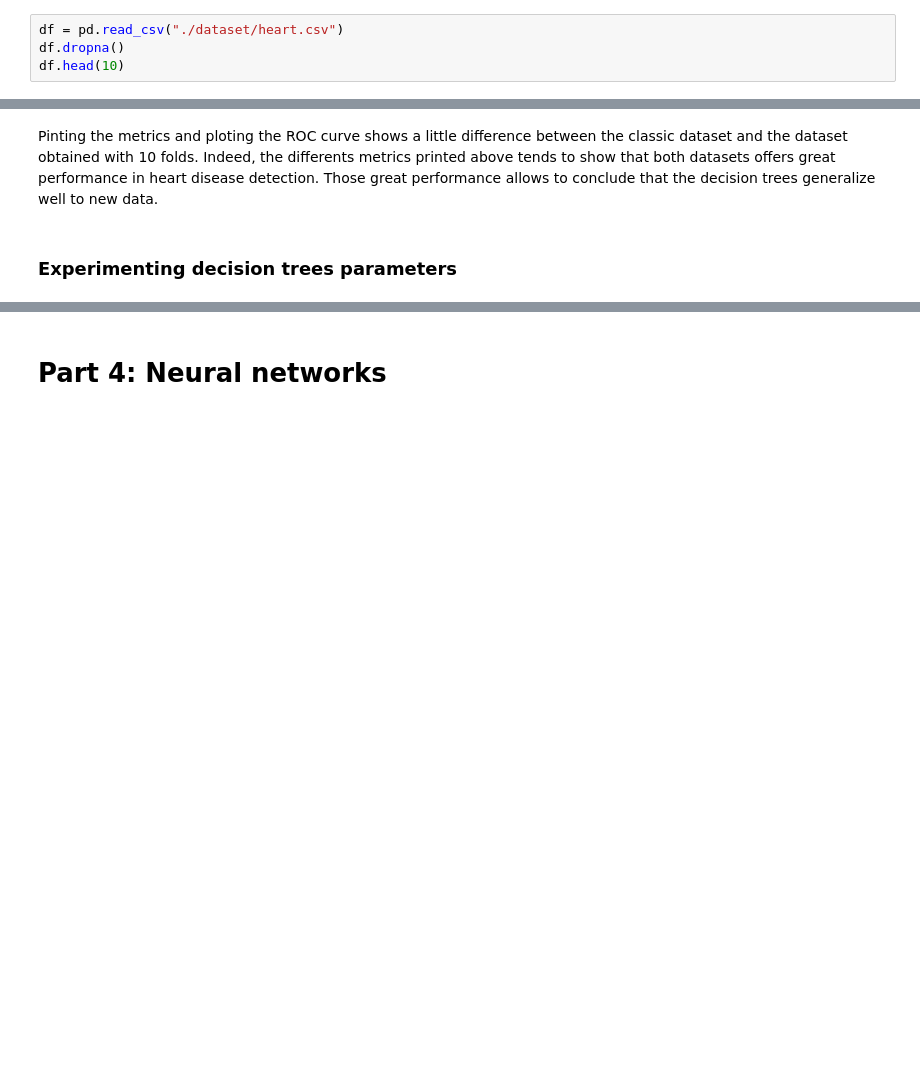
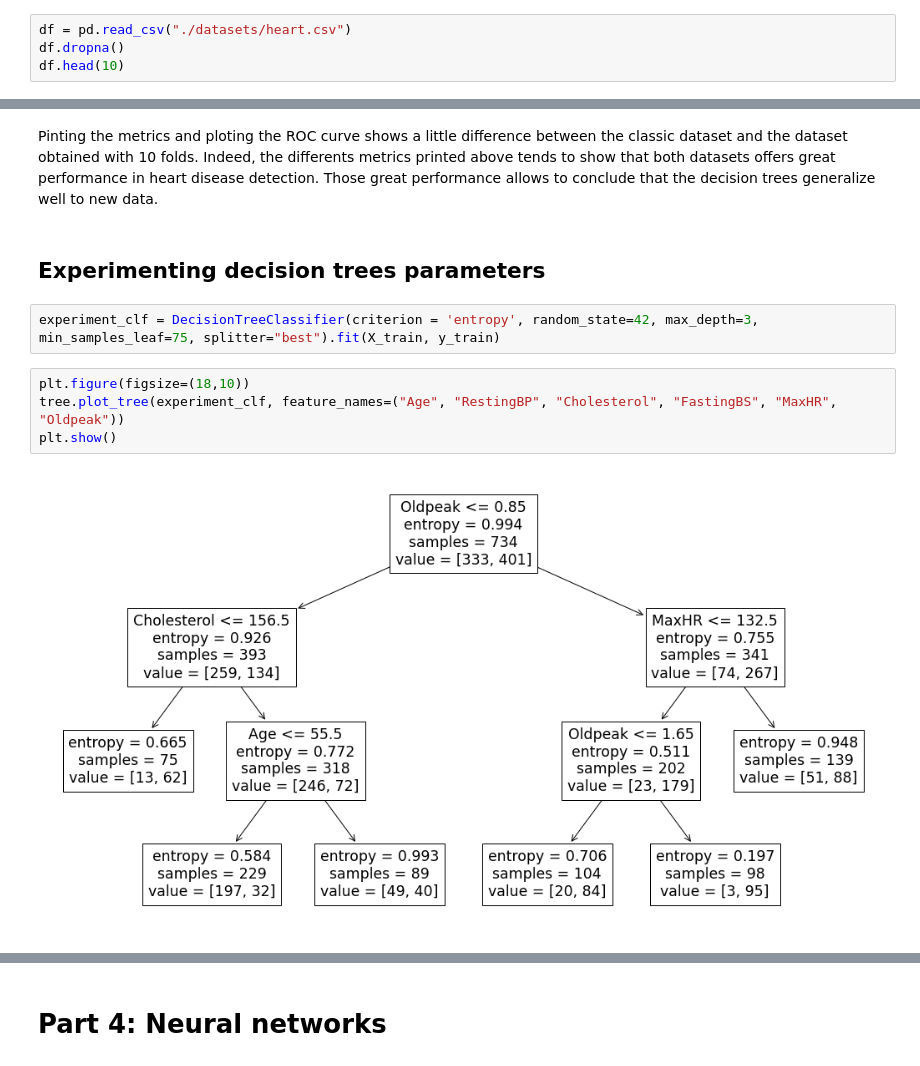
Before and after one commit to Tristan-Le-Bars/HeartDiseaseDetection, a Jupyter notebook: heart_failure.ipynb, the cells around one changed output, grey strips where cells are left out. Cells and saved outputs as stored; diff of their text form; blank space fills up the shorter version.

```diff
--- a/heart_failure.ipynb
+++ b/heart_failure.ipynb
@@ -15,5 +17,5 @@ from sklearn.metrics import precision_score
 # %%
-df = pd.read_csv("./dataset/heart.csv")
+df = pd.read_csv("./datasets/heart.csv")
 df.dropna()
 df.head(10)
 # %% [output]
@@ -414,4 +411,12 @@ Pinting the metrics and ploting the ROC curve shows a little difference between
 Indeed, the differents metrics printed above tends to show that both datasets offers great performance in heart disease detection.
 Those great performance allows to conclude that the decision trees generalize well to new data.
 # %% [markdown]
-### Experimenting decision trees parameters
+## Experimenting decision trees parameters
+# %%
+experiment_clf = DecisionTreeClassifier(criterion = 'entropy', random_state=42, max_depth=3, min_samples_leaf=75, splitter="best").fit(X_train, y_train)
+# %%
+plt.figure(figsize=(18,10))
+tree.plot_tree(experiment_clf, feature_names=("Age", "RestingBP", "Cholesterol", "FastingBS", "MaxHR", "Oldpeak"))
+plt.show()
+# %% [output]
+[figure, added]
```
Also changed, not shown: parts of 35 cells of this notebook.
